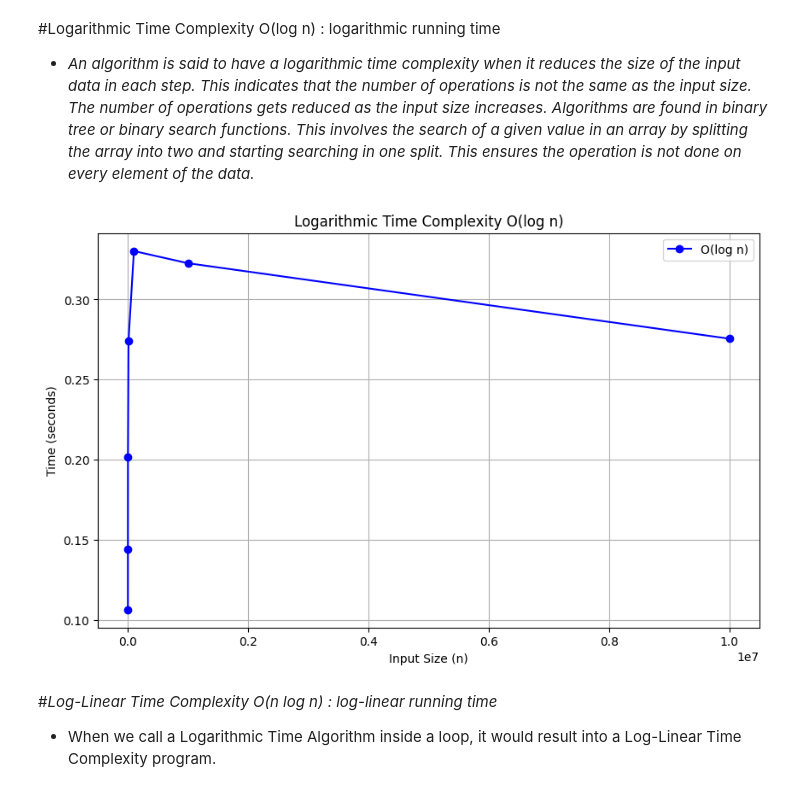
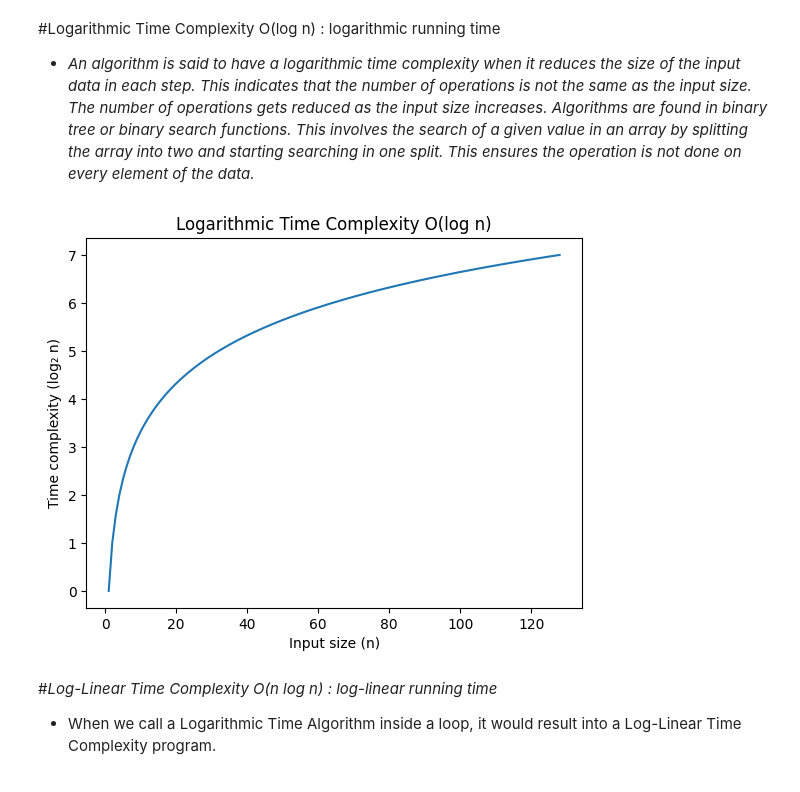
Before and after one commit to Art1307/Algorithm-Lab-Art, a Jupyter notebook: Lab_3_Growth_of_function_.ipynb, the cells around one changed output. Cells and saved outputs as stored; diff of their text form; code cells hidden in the pictures.

```diff
--- a/Lab_3_Growth_of_function_.ipynb
+++ b/Lab_3_Growth_of_function_.ipynb
@@ -151,27 +141,0 @@ def logarithmic_time(n):
-# %%
-import time
-import matplotlib.pyplot as plt
-
-
-input_sizes = [10, 100, 1000, 10000, 100000, 1000000, 10000000]
-execution_times = []
-
-for n in input_sizes:
-    start_time = time.time()
-
-    for _ in range(200000):
-        logarithmic_time(n)
-
-    end_time = time.time()
-    execution_times.append(end_time - start_time)
-
-plt.figure(figsize=(10, 6))
-plt.plot(input_sizes, execution_times, color='blue', marker='o', label='O(log n)')
-plt.title('Logarithmic Time Complexity O(log n)')
-plt.xlabel('Input Size (n)')
-plt.ylabel('Time (seconds)')
-plt.grid(True)
-plt.legend()
-plt.show()
-# %% [output]
-[figure, removed]
@@ -178,3 +157,18 @@ plt.show()
+# %%
+import math
+import matplotlib.pyplot as plt
+
+n = list(range(1, 129))
+log_n = [math.log2(i) for i in n]
+
+plt.figure()
+plt.plot(n, log_n)
+plt.xlabel("Input size (n)")
+plt.ylabel("Time complexity (log₂ n)")
+plt.title("Logarithmic Time Complexity O(log n)")
+plt.show()
+# %% [output]
+[figure, added]
 # %% [markdown]
 #*Log-Linear Time Complexity O(n log n) : log-­linear running time*
 
```
Also changed, not shown: parts of 2 cells of this notebook.
